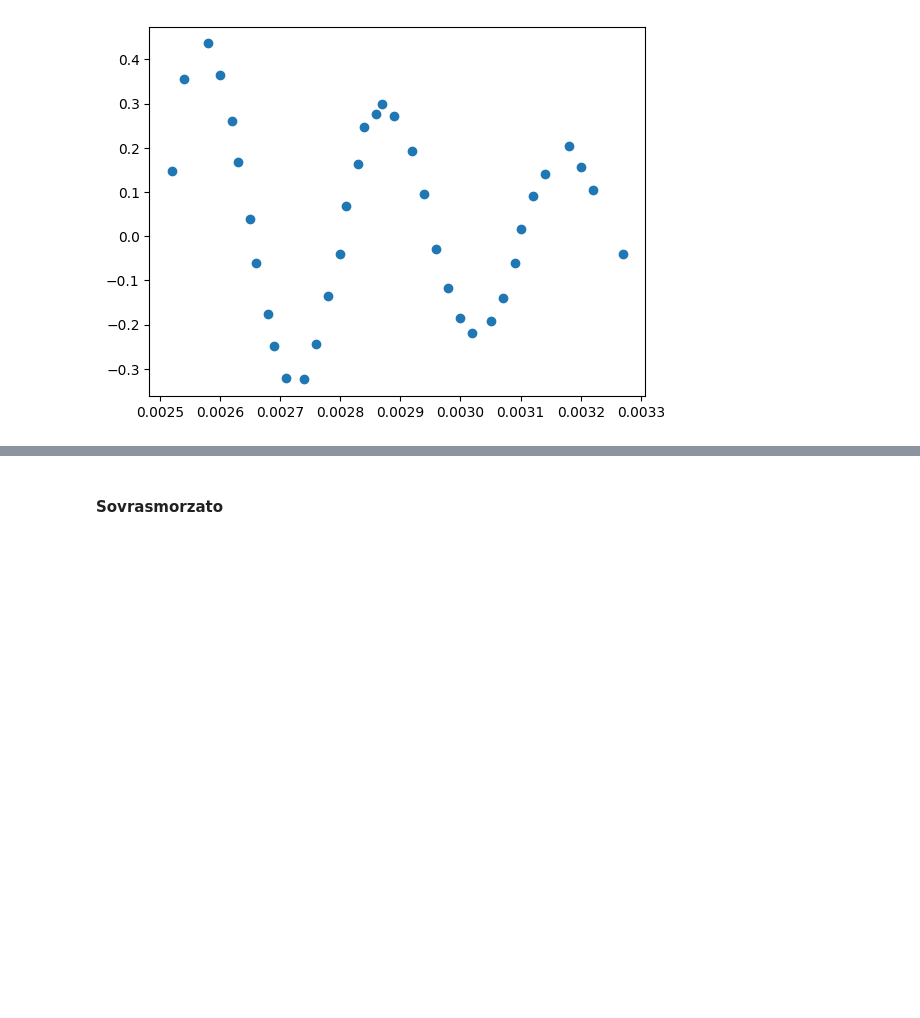
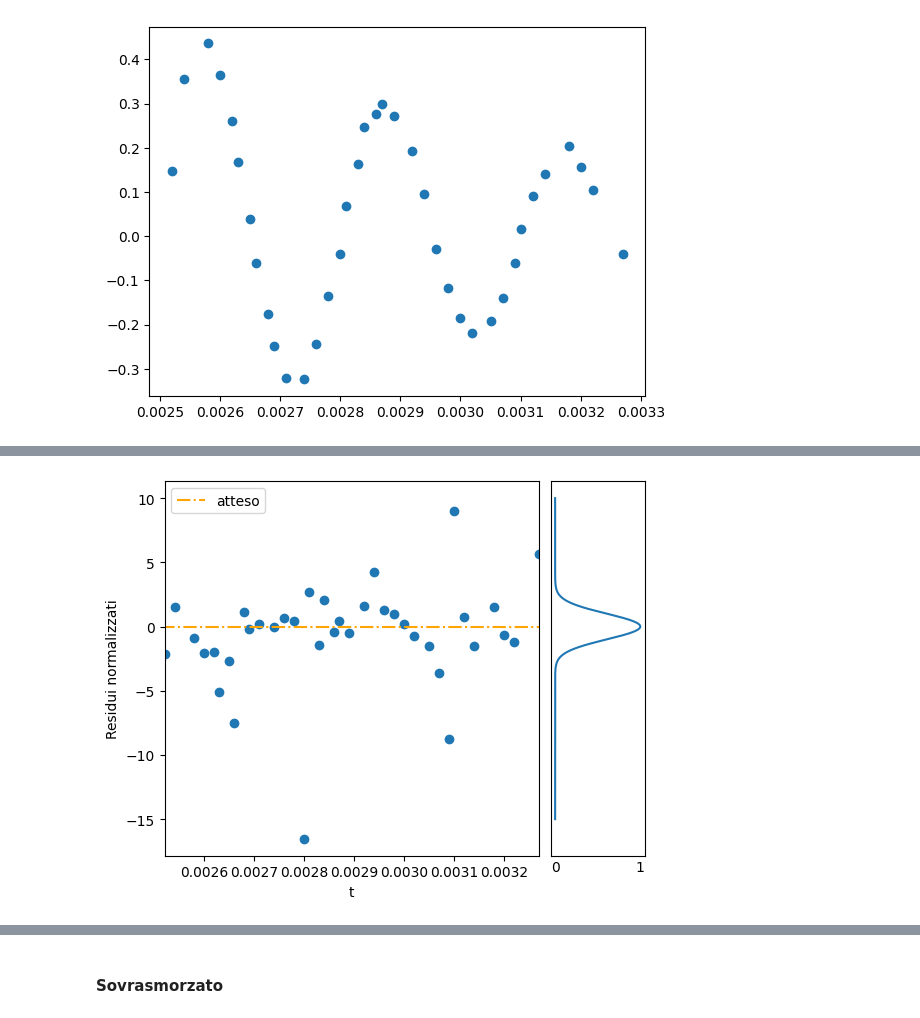
Before and after one commit to ARossiUnimib/Laboratorio-2---Gruppo-21-A.A.-2023-24, a Jupyter notebook: Notebooks/Circuiti_2/Circuiti_2.ipynb, the cells around one changed output, grey strips where cells are left out. Saved outputs shown, nothing was run; the diff lists cells and outputs as text; code cells hidden in the pictures; blank space fills up the shorter version.

```diff
--- a/Notebooks/Circuiti_2/Circuiti_2.ipynb
+++ b/Notebooks/Circuiti_2/Circuiti_2.ipynb
@@ -719 +719,37 @@ print("p value: " + str(pvalue))
 p value: 0.0
+# %%
+def mostra_residui(t, V, Verr, model, q, t0, a, b, c, d):
+    residuals = (V - model(t,q,t0,a,b,c,d))/Verr
+
+    indici = []
+    for i in range(len(residuals)):
+        if abs(residuals[i]) > 2: indici.append(i)
+
+    fig = plt.figure(figsize=(6, 6))
+
+    gs = fig.add_gridspec(2, 2,  width_ratios=(4, 1), height_ratios=(1, 4),
+                        left=0.1, right=0.9, bottom=0.1, top=0.9,
+                        wspace=0.05, hspace=0.05)
+
+    ax = fig.add_subplot(gs[1, 0])
+    ax_ploty = fig.add_subplot(gs[1, 1], sharey=ax)
+
+    # weigthed mean of residuals
+
+    ax.scatter(t, residuals)
+    ax.hlines(0,0,len(V),color='orange',linestyle='-.',label='atteso')
+    ax.set_xlabel("t")
+    ax.set_xlim(min(t), max(t))
+    ax.set_ylabel("Residui normalizzati")
+    ax.legend(loc='upper left')
+    ax.plot()
+
+    x = np.linspace(-15, 10, 1000)
+    ax_ploty.plot(np.exp(-0.5*(x)**2), x)
+    ax_ploty.tick_params(labelleft=False, length=0)
+
+    return indici
+
+da_rimuovere = mostra_residui(t, V, V_err, model, m.values["q"], m.values["t0"], m.values["a"], m.values["b"], m.values["c"], m.values["d"])
+# %% [output]
+[figure, added]
```
Also changed, not shown: parts of 21 cells of this notebook.
